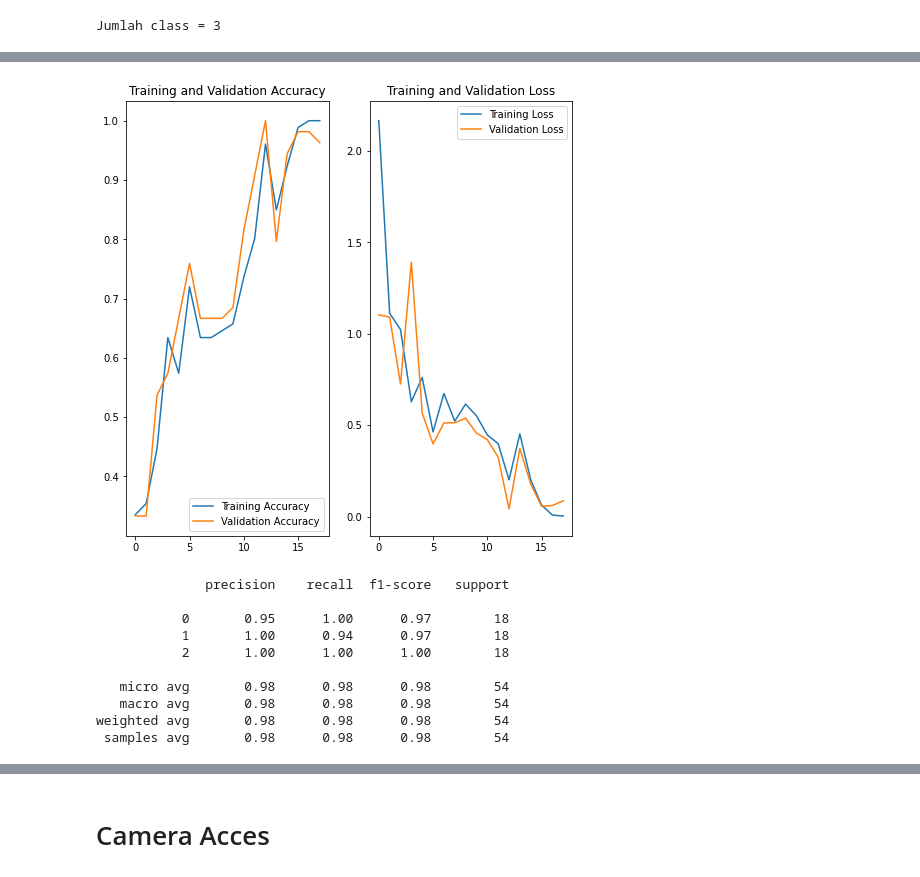
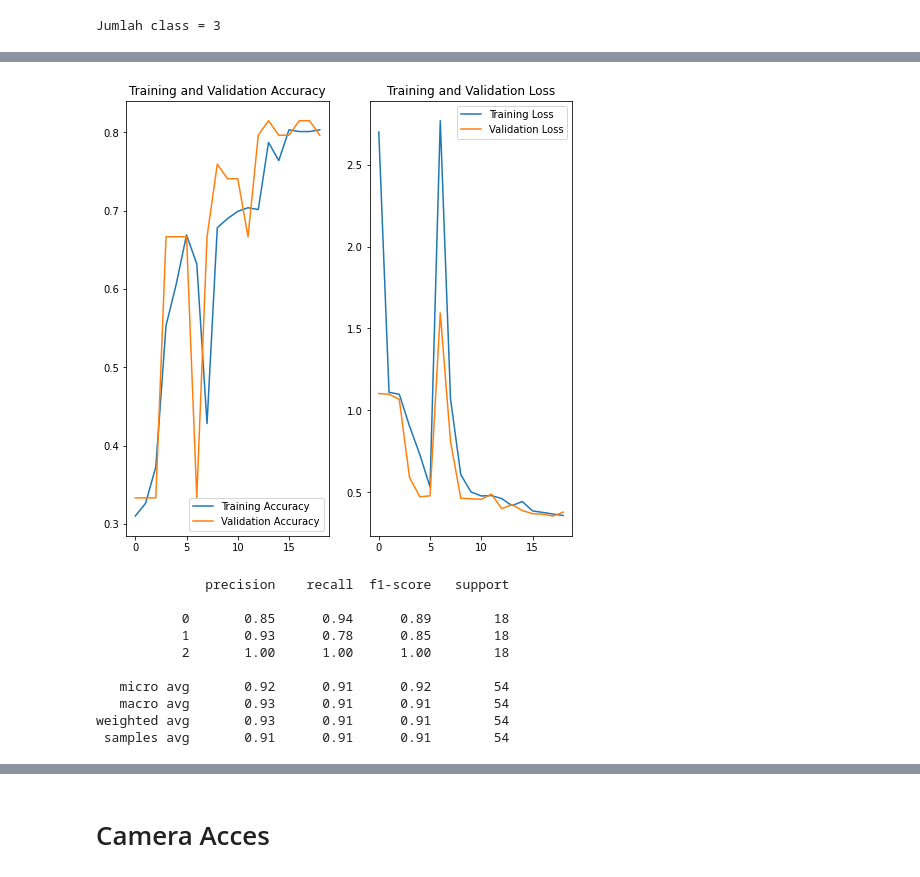
Before and after one commit to arifsoul/DIS-2, a Jupyter notebook: DIS_2.ipynb, the cells around one changed output, grey strips where cells are left out. Cells and saved outputs as stored; diff of their text form; code cells hidden in the pictures.

Commit message:
update model

```diff
--- a/DIS_2.ipynb
+++ b/DIS_2.ipynb
@@ -217,8 +225,8 @@ model = tf.keras.applications.VGG16(
 fc = Dense(1024, activation='relu')(model.layers[-1].output)
 fc2 = Dense(512, activation='relu')(fc)
 fc3 = Dense(256, activation='relu')(fc2)
-fc4 = Dropout(0.2)(fc3)
-output = Dense(num_label, activation='softmax')(fc3)
+fc4 = Dropout(0.4)(fc3)
+output = Dense(num_label, activation='softmax')(fc4)
 
 model = tf.keras.Model(inputs=model.inputs, outputs=output)
 model.compile(optimizer= Adam(learning_rate=0.001),
@@ -281,7 +289,7 @@ model_checkpoint_best = ModelCheckpoint(filepath='/content/drive/MyDrive/Model_d
                                    monitor='val_loss',
                                    save_best_only=True)
 #model compiling
-model.compile(optimizer=Adam(learning_rate=0.001), loss='categorical_crossentropy', metrics=['accuracy'])
+model.compile(optimizer=Adam(learning_rate=0.0005), loss='categorical_crossentropy', metrics=['accuracy'])
 # %%
 epochs=20
 batch_size=32
@@ -314,28 +322,28 @@ Epoch 18: early stopping
 # %%
 # Visualization
 acc = history.history['accuracy']
 val_acc = history.history['val_accuracy']
 
 loss = history.history['loss']
 val_loss = history.history['val_loss']
 
-epochs_range = range(18)
+epochs_range = range(19)
 
 plt.figure(figsize=(8, 8))
 plt.subplot(1, 2, 1)
 plt.plot(epochs_range, acc, label='Training Accuracy')
 plt.plot(epochs_range, val_acc, label='Validation Accuracy')
 plt.legend(loc='lower right')
 plt.title('Training and Validation Accuracy')
 
 plt.subplot(1, 2, 2)
 plt.plot(epochs_range, loss, label='Training Loss')
 plt.plot(epochs_range, val_loss, label='Validation Loss')
 plt.legend(loc='upper right')
 plt.title('Training and Validation Loss')
 plt.show()
 # %% [output]
-[figure, old version]
+[figure, new version]
 # %%
 # Evaluation
 p_pred = model.predict(X_test)
@@ -346,14 +354,14 @@ print(cr)
 # %% [output]
               precision    recall  f1-score   support
 
-           0       0.95      1.00      0.97        18
-           1       1.00      0.94      0.97        18
+           0       0.85      0.94      0.89        18
+           1       0.93      0.78      0.85        18
            2       1.00      1.00      1.00        18
 
-   micro avg       0.98      0.98      0.98        54
-   macro avg       0.98      0.98      0.98        54
-weighted avg       0.98      0.98      0.98        54
- samples avg       0.98      0.98      0.98        54
+   micro avg       0.92      0.91      0.92        54
+   macro avg       0.93      0.91      0.91        54
+weighted avg       0.93      0.91      0.91        54
+ samples avg       0.91      0.91      0.91        54
 # %%
 score = model.evaluate(X_test, y_test_cat, verbose = 0)
 
```
Also changed, not shown: parts of 9 cells of this notebook.
